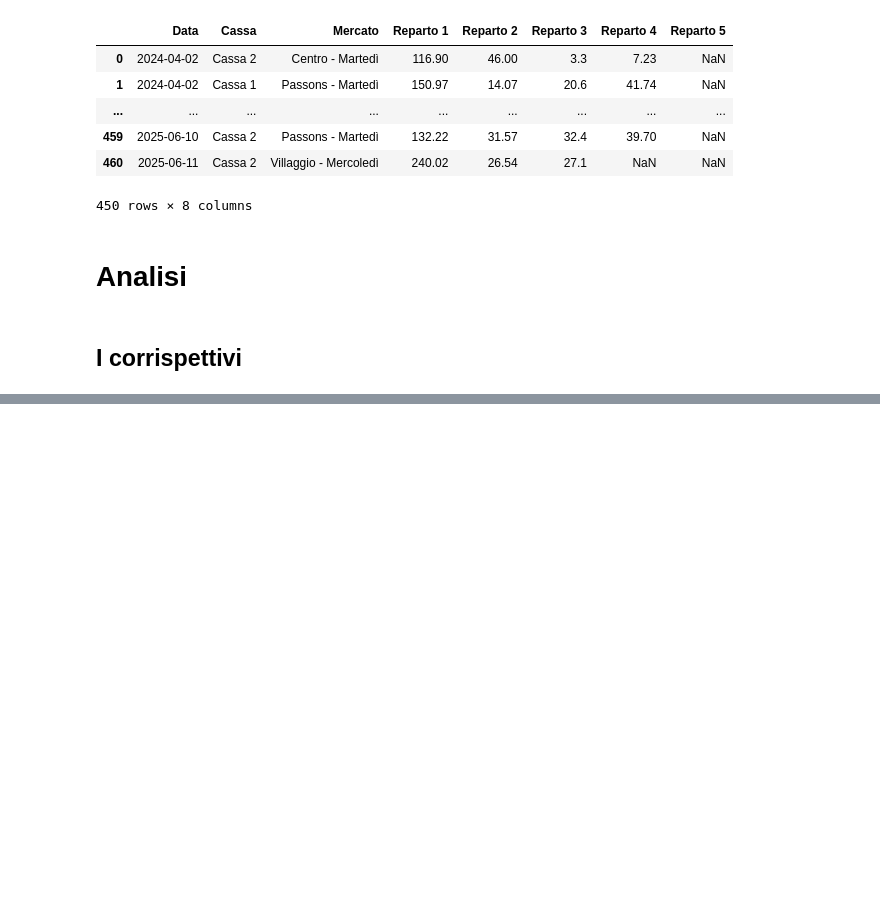
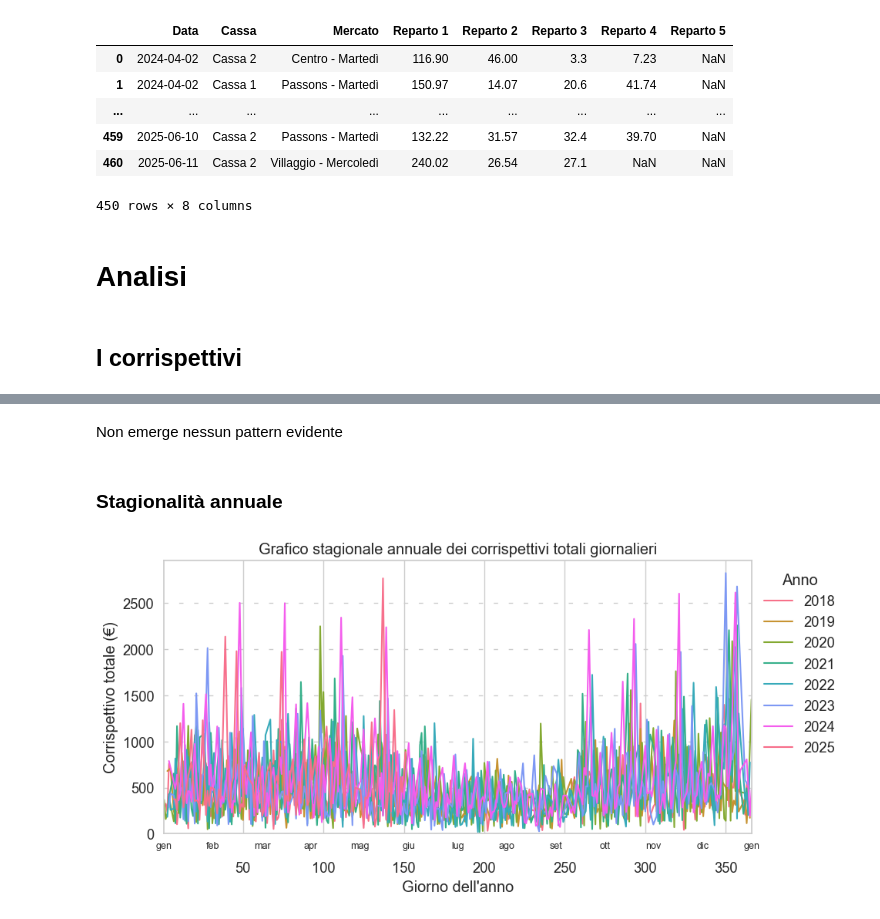
Before and after one commit to panda-with-issues/Fond-Scienze-dei-Dati-progetto, a Jupyter notebook: presentazione_progetto.ipynb, the cells around one changed output, grey strips where cells are left out. Drawn from its saved outputs; the diff is of its cells as text; code cells hidden in the pictures; blank space fills up the shorter version.

```diff
--- a/presentazione_progetto.ipynb
+++ b/presentazione_progetto.ipynb
@@ -267,0 +329,29 @@ sns.lineplot
+# %% [markdown]
+Non emerge nessun pattern evidente
+# %% [markdown]
+### Stagionalità annuale
+# %%
+fig, ax = plt.subplots(figsize=(10, 5))
+sns.lineplot(stagionale, x='Giorno anno', y='Corrispettivo totale (€)', hue='Anno', palette='husl', legend='full')
+ax.set_title('Grafico stagionale annuale dei corrispettivi totali giornalieri')
+
+ax.set(
+    xlabel="Giorno dell'anno",
+    xlim=(1, 366),
+    ylim=(0, None)
+)
+
+ax.set_xticks(
+    np.linspace(1, 366, 13), minor=True,
+    labels=[d.strftime('%b') for d in pd.date_range('2024-01-01', '2025-1-1', freq='MS')],
+    fontsize=9
+)
+ax.tick_params(axis='x', which='major', pad=20)
+
+ax.grid(axis='y', linestyle=(0, (4, 10)))
+sns.move_legend(ax, "upper left", bbox_to_anchor=(1, 1))
+
+plt.tight_layout()
+plt.show()
+# %% [output]
+[figure, added]
```
Also changed, not shown: parts of 43 cells of this notebook, 3 other files.
